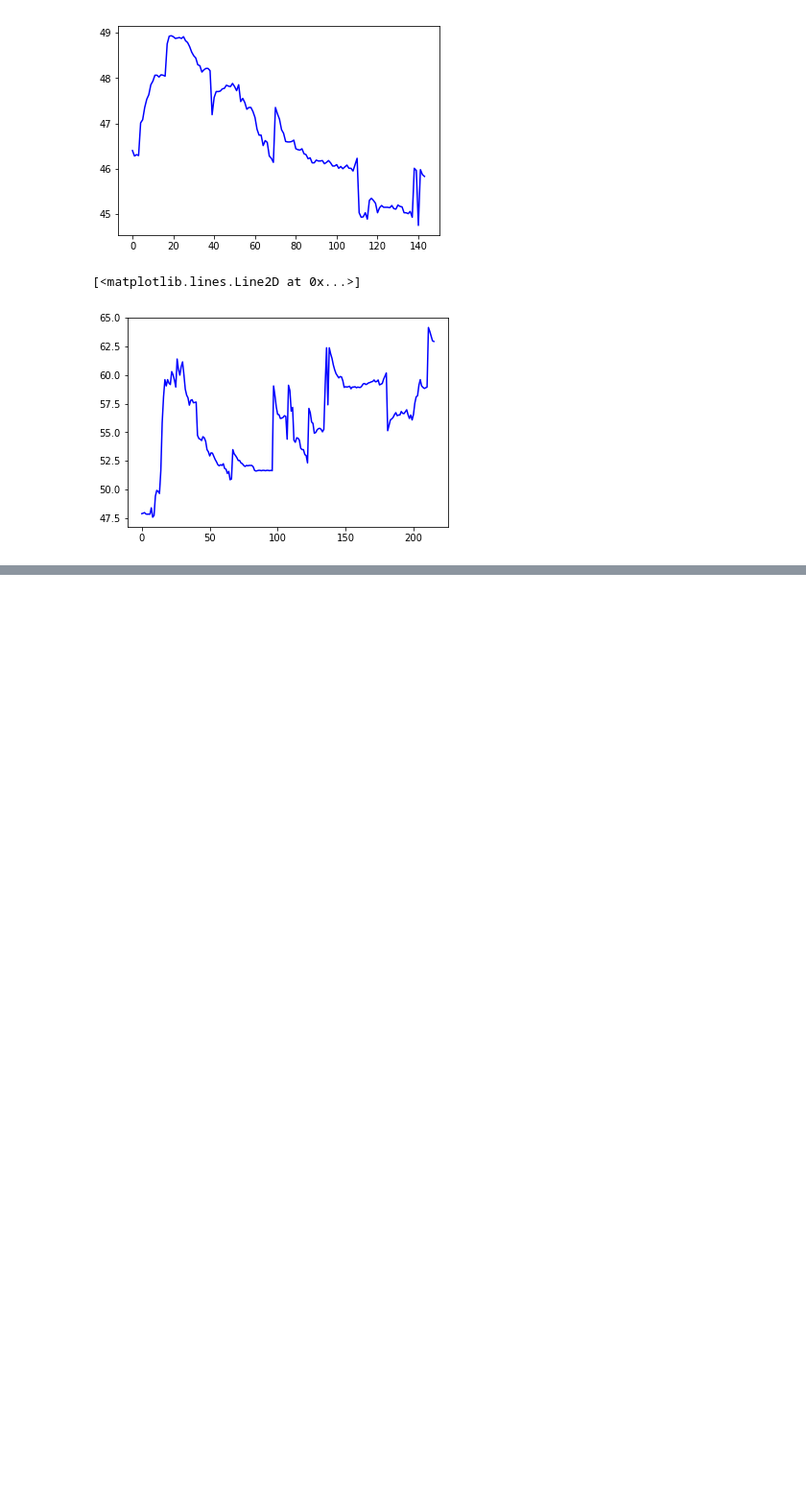
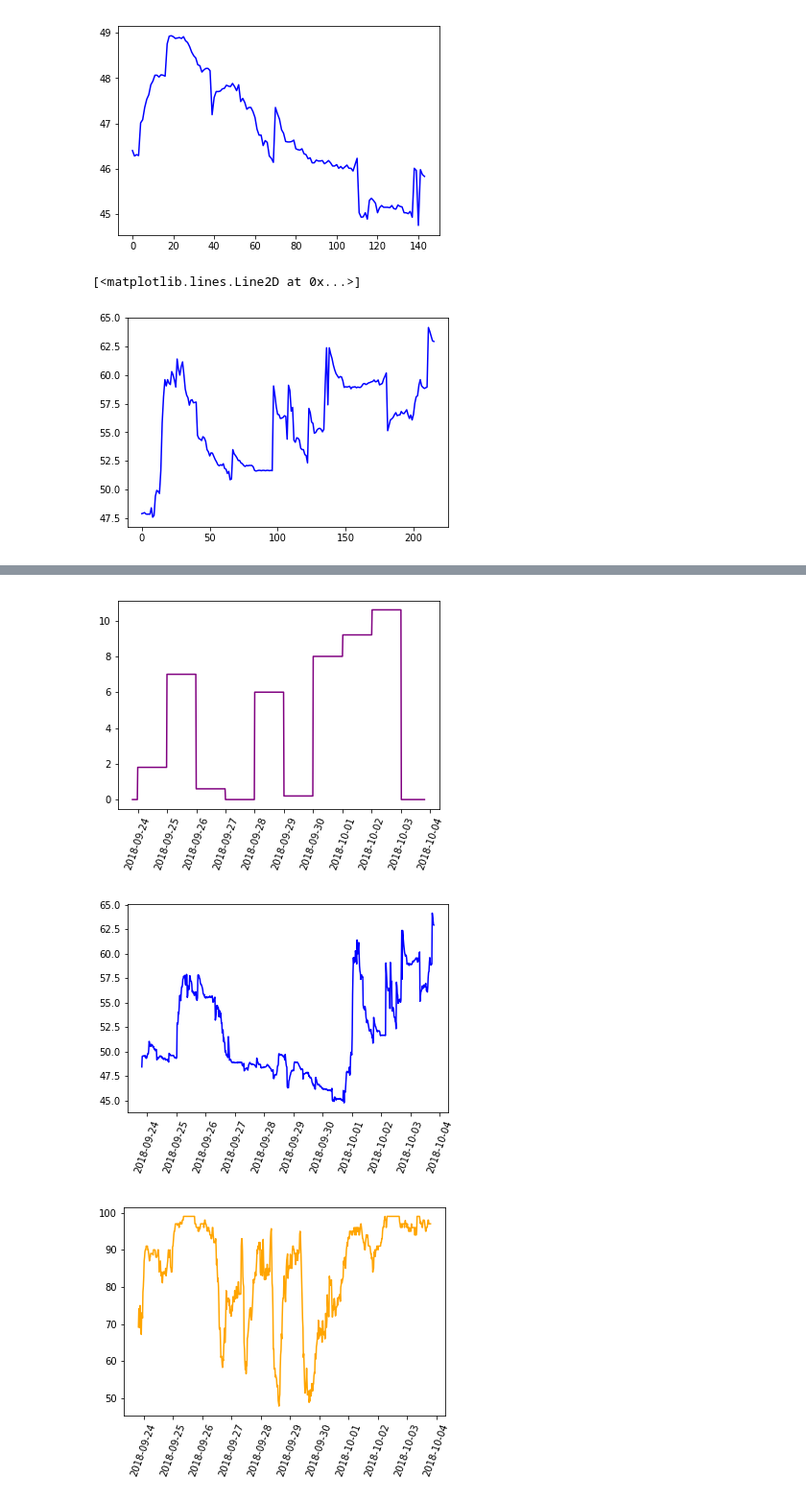
Before and after one commit to SteveShengStar/Smart-Garduino, a Jupyter notebook: python/Weather Analytics - V 1.1.ipynb, the cells around one changed output, grey strips where cells are left out. Shown: that part at 96% size. Saved outputs shown, nothing was run; the diff lists cells and outputs as text; code cells hidden in the pictures; blank space fills up the shorter version.

```diff
--- a/python/Weather Analytics - V 1.1.ipynb
+++ b/python/Weather Analytics - V 1.1.ipynb
@@ -174,0 +219,17 @@ plt.plot(all_cleansed_datasets[3]["Moisture"].values, color='blue')
+# %%
+plt.plot(pd.to_datetime(dataset['Datetime']).values, dataset['Precipitation'].values, color='purple')
+plt.xticks(rotation=70)
+plt.show()
+plt.plot(pd.to_datetime(dataset['Datetime']).values, dataset['Moisture'].values, color='blue')
+plt.xticks(rotation=70)
+plt.show()
+plt.plot(pd.to_datetime(dataset['Datetime']).values, dataset['Humidity'].values, color='orange')
+plt.xticks(rotation=70)
+plt.show()
+plt.plot(pd.to_datetime(dataset['Datetime']).values, dataset['Temperature'].values, color='orange')
+plt.xticks(rotation=70)
+plt.show()
+# %% [output]
+[figure, added]
+[figure, added]
+[figure, added]
```
Also changed, not shown: parts of 8 cells of this notebook.
